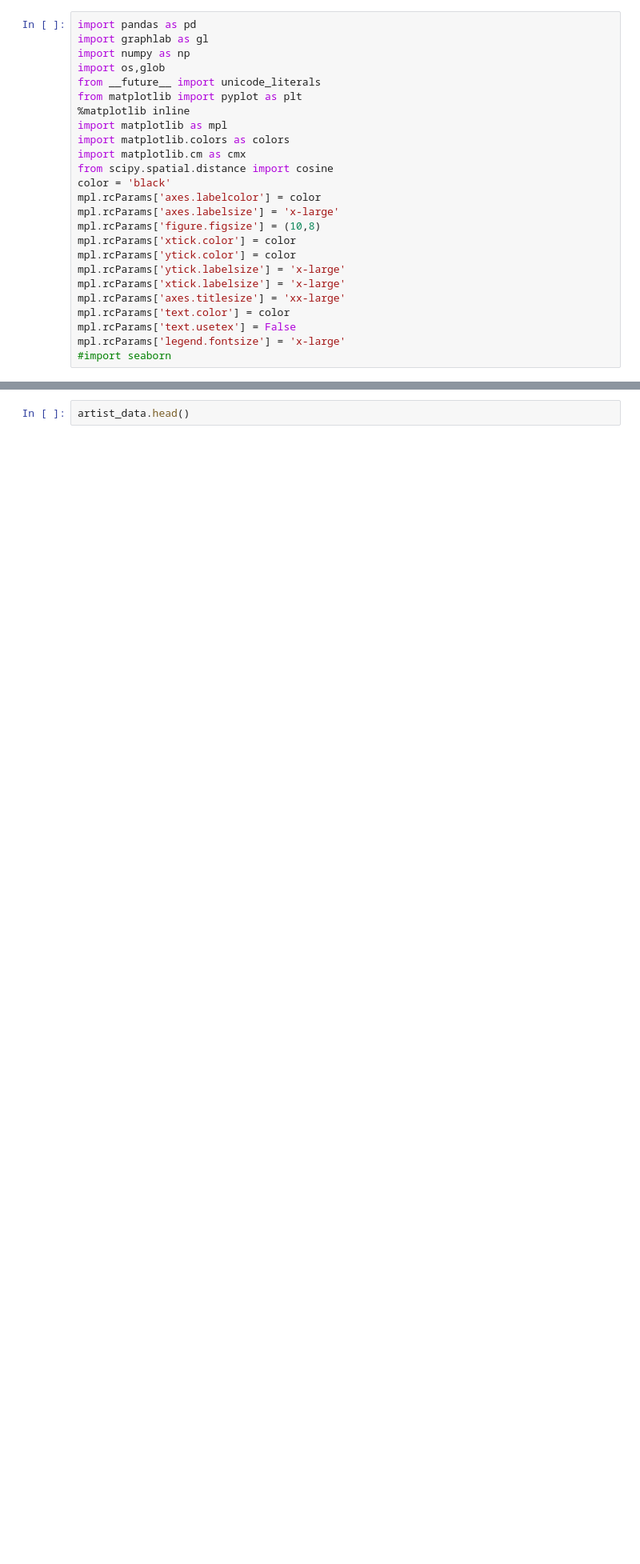
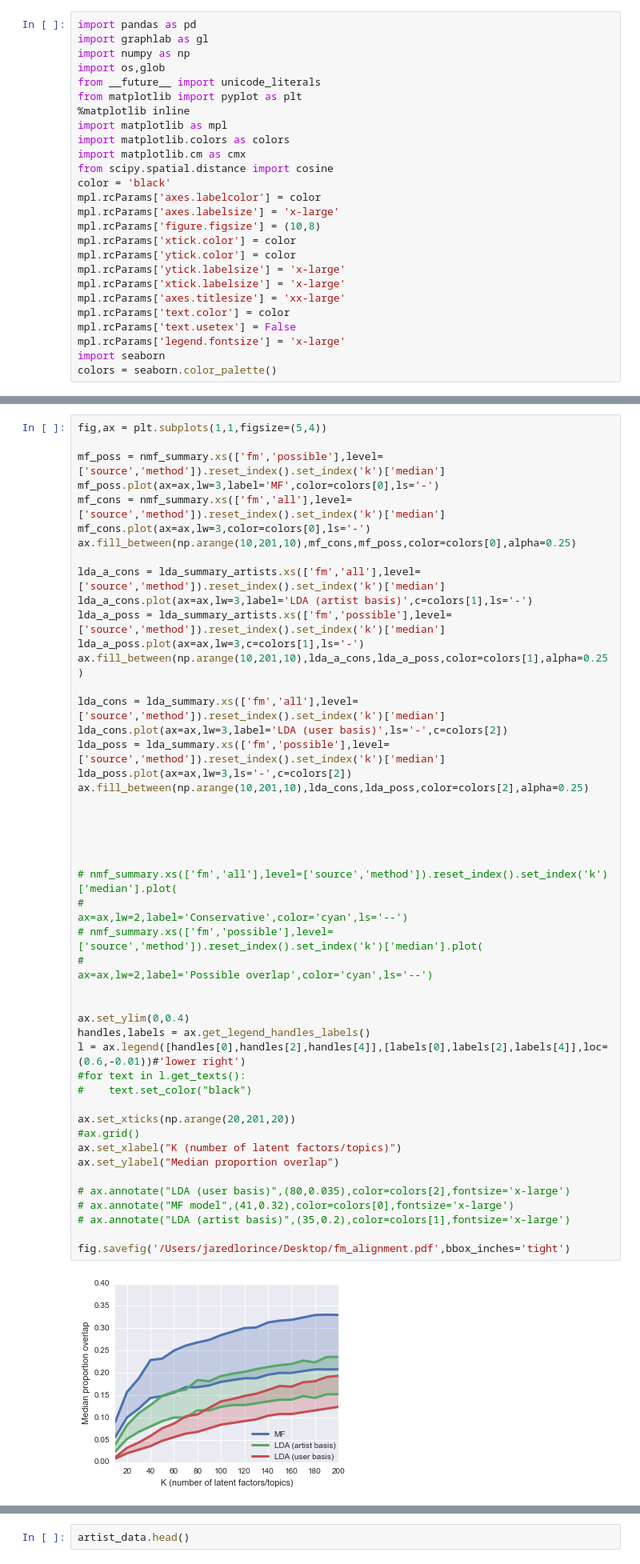
Before and after one commit to jlorince/MusicForaging, a Jupyter notebook: notebooks/northwestern.ipynb, the cells around one changed output, grey strips where cells are left out. Shown at 80% size. Drawn from its saved outputs; the diff is of its cells as text; blank space fills up the shorter version.

```diff
--- a/notebooks/northwestern.ipynb
+++ b/notebooks/northwestern.ipynb
@@ -22,4 +22,5 @@ mpl.rcParams['axes.titlesize'] = 'xx-large'
 mpl.rcParams['text.color'] = color
 mpl.rcParams['text.usetex'] = False
 mpl.rcParams['legend.fontsize'] = 'x-large'
-#import seaborn
+import seaborn
+colors = seaborn.color_palette()
@@ -208,0 +197,49 @@ ax.annotate("MF model",(41,0.35),color='k',fontsize='x-large')
+# %%
+fig,ax = plt.subplots(1,1,figsize=(5,4))
+
+mf_poss = nmf_summary.xs(['fm','possible'],level=['source','method']).reset_index().set_index('k')['median']
+mf_poss.plot(ax=ax,lw=3,label='MF',color=colors[0],ls='-')
+mf_cons = nmf_summary.xs(['fm','all'],level=['source','method']).reset_index().set_index('k')['median']
+mf_cons.plot(ax=ax,lw=3,color=colors[0],ls='-')
+ax.fill_between(np.arange(10,201,10),mf_cons,mf_poss,color=colors[0],alpha=0.25)
+
+lda_a_cons = lda_summary_artists.xs(['fm','all'],level=['source','method']).reset_index().set_index('k')['median']
+lda_a_cons.plot(ax=ax,lw=3,label='LDA (artist basis)',c=colors[1],ls='-')
+lda_a_poss = lda_summary_artists.xs(['fm','possible'],level=['source','method']).reset_index().set_index('k')['median']
+lda_a_poss.plot(ax=ax,lw=3,c=colors[1],ls='-')
+ax.fill_between(np.arange(10,201,10),lda_a_cons,lda_a_poss,color=colors[1],alpha=0.25)
+
+lda_cons = lda_summary.xs(['fm','all'],level=['source','method']).reset_index().set_index('k')['median']
+lda_cons.plot(ax=ax,lw=3,label='LDA (user basis)',ls='-',c=colors[2])
+lda_poss = lda_summary.xs(['fm','possible'],level=['source','method']).reset_index().set_index('k')['median']
+lda_poss.plot(ax=ax,lw=3,ls='-',c=colors[2])
+ax.fill_between(np.arange(10,201,10),lda_cons,lda_poss,color=colors[2],alpha=0.25)
+
+
+
+
+
+# nmf_summary.xs(['fm','all'],level=['source','method']).reset_index().set_index('k')['median'].plot(
+#                                                                             ax=ax,lw=2,label='Conservative',color='cyan',ls='--')
+# nmf_summary.xs(['fm','possible'],level=['source','method']).reset_index().set_index('k')['median'].plot(
+#                                                                             ax=ax,lw=2,label='Possible overlap',color='cyan',ls='--')
+
+
+ax.set_ylim(0,0.4)
+handles,labels = ax.get_legend_handles_labels()
+l = ax.legend([handles[0],handles[2],handles[4]],[labels[0],labels[2],labels[4]],loc=(0.6,-0.01))#'lower right')
+#for text in l.get_texts():
+#    text.set_color("black")
+
+ax.set_xticks(np.arange(20,201,20))
+#ax.grid()
+ax.set_xlabel("K (number of latent factors/topics)")
+ax.set_ylabel("Median proportion overlap")
+
+# ax.annotate("LDA (user basis)",(80,0.035),color=colors[2],fontsize='x-large')
+# ax.annotate("MF model",(41,0.32),color=colors[0],fontsize='x-large')
+# ax.annotate("LDA (artist basis)",(35,0.2),color=colors[1],fontsize='x-large')
+
+fig.savefig('/Users/jaredlorince/Desktop/fm_alignment.pdf',bbox_inches='tight')
+# %% [output]
+[figure, added]
```
Also changed, not shown: parts of 44 cells of this notebook, 10 other files.
